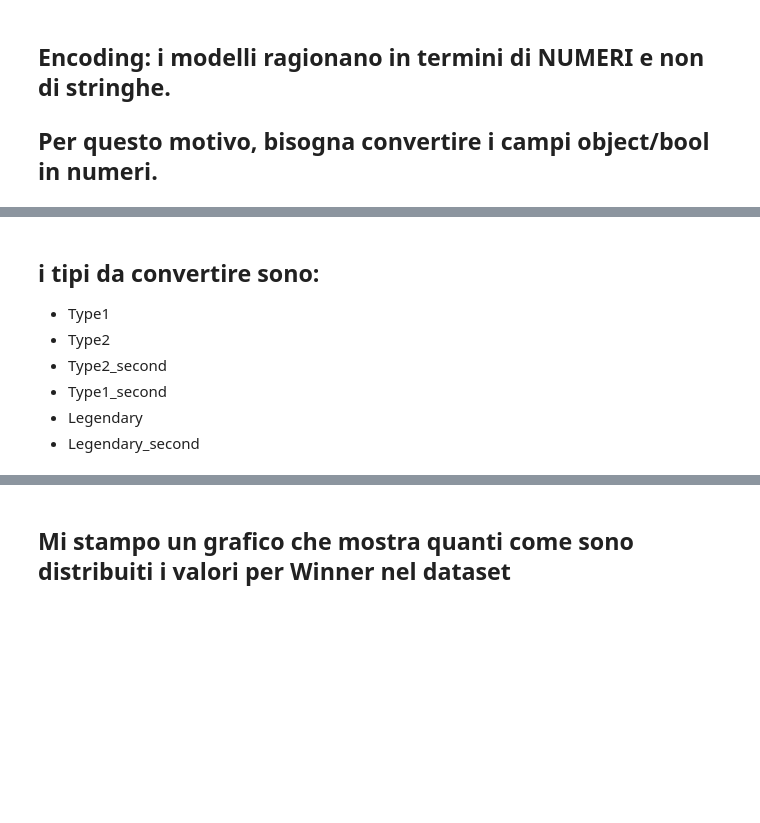
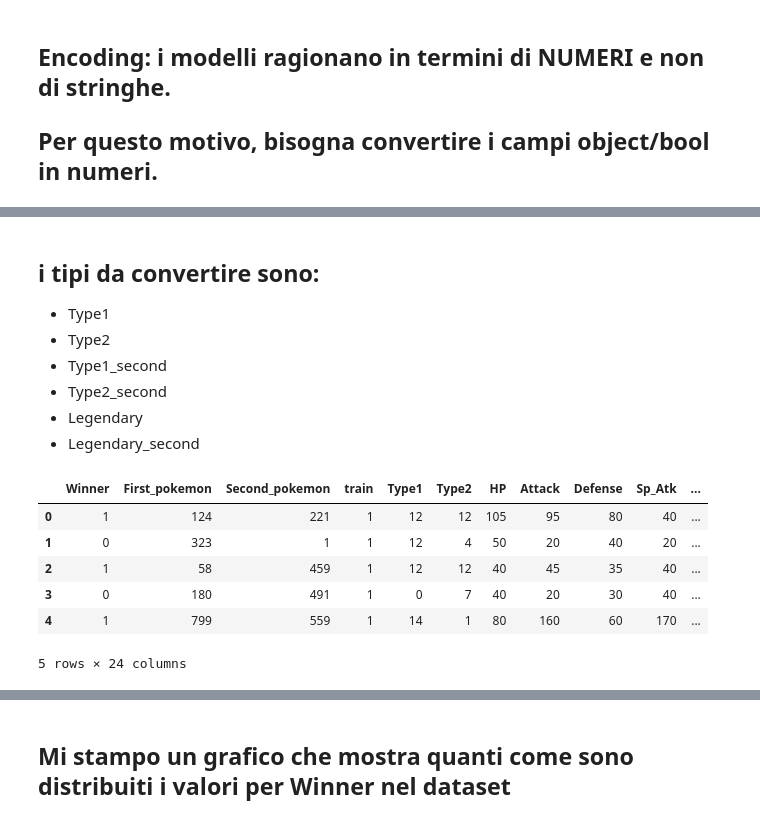
Before and after one commit to GiuliaMaragno/CHALLENGE_POKEMON, a Jupyter notebook: Training.ipynb, the cells around one changed output, grey strips where cells are left out. Saved outputs shown, nothing was run; the diff lists cells and outputs as text; code cells hidden in the pictures; blank space fills up the shorter version.

```diff
--- a/Training.ipynb
+++ b/Training.ipynb
@@ -30,10 +54,10 @@ test.head()
 # %%
-def binary_winner(winner, first_pokemon, second_pokemon):
+def conv_bin_winner(winner, first_pokemon, second_pokemon):
     if (first_pokemon == winner):
         return 1
     elif (second_pokemon == winner):
         return 0
 # %%
-train['Winner']= train.apply(lambda x: binary_winner(x['Winner'], x['First_pokemon'], x['Second_pokemon']), axis=1)
-test['Winner']= test.apply(lambda x: binary_winner(x['Winner'], x['First_pokemon'], x['Second_pokemon']), axis=1)
+train['Winner']= train.apply(lambda x: conv_bin_winner(x['Winner'], x['First_pokemon'], x['Second_pokemon']), axis=1)
+test['Winner']= test.apply(lambda x: conv_bin_winner(x['Winner'], x['First_pokemon'], x['Second_pokemon']), axis=1)
 # %% [markdown]
@@ -119,15 +295,23 @@ joined_data.dtypes
 ## i tipi da convertire sono:
 - Type1
 - Type2
+- Type1_second
 - Type2_second
-- Type1_second
 - Legendary
 - Legendary_second
 # %%
 from sklearn.preprocessing import LabelEncoder
-Feature = ["Type1", "Type2","Type2_second", "Legendary", "Type1_second", "Legendary_second"]
+Feature = ["Type1", "Type2", "Type1_second","Type2_second", "Legendary","Legendary_second"]
 labelEncoder_X = LabelEncoder()
 for element in Feature:
     joined_data[element] = labelEncoder_X.fit_transform(joined_data[element])
 
 joined_data.head()
+# %% [output]
+|  | Winner | First_pokemon | Second_pokemon | train | Type1 | Type2 | HP | Attack | Defense | Sp_Atk | ... |
+| 0 | 1 | 124 | 221 | 1 | 12 | 12 | 105 | 95 | 80 | 40 | ... |
+| 1 | 0 | 323 | 1 | 1 | 12 | 4 | 50 | 20 | 40 | 20 | ... |
+| 2 | 1 | 58 | 459 | 1 | 12 | 12 | 40 | 45 | 35 | 40 | ... |
+| 3 | 0 | 180 | 491 | 1 | 0 | 7 | 40 | 20 | 30 | 40 | ... |
+| 4 | 1 | 799 | 559 | 1 | 14 | 1 | 80 | 160 | 60 | 170 | ... |
+5 rows × 24 columns
```
Also changed, not shown: parts of 28 cells of this notebook, 1 other file.
